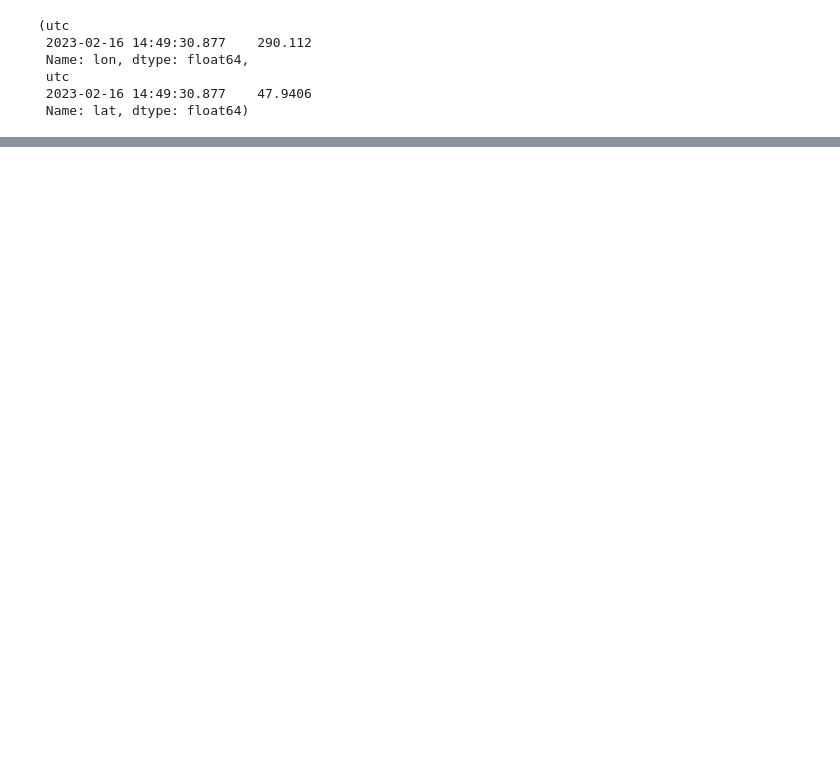
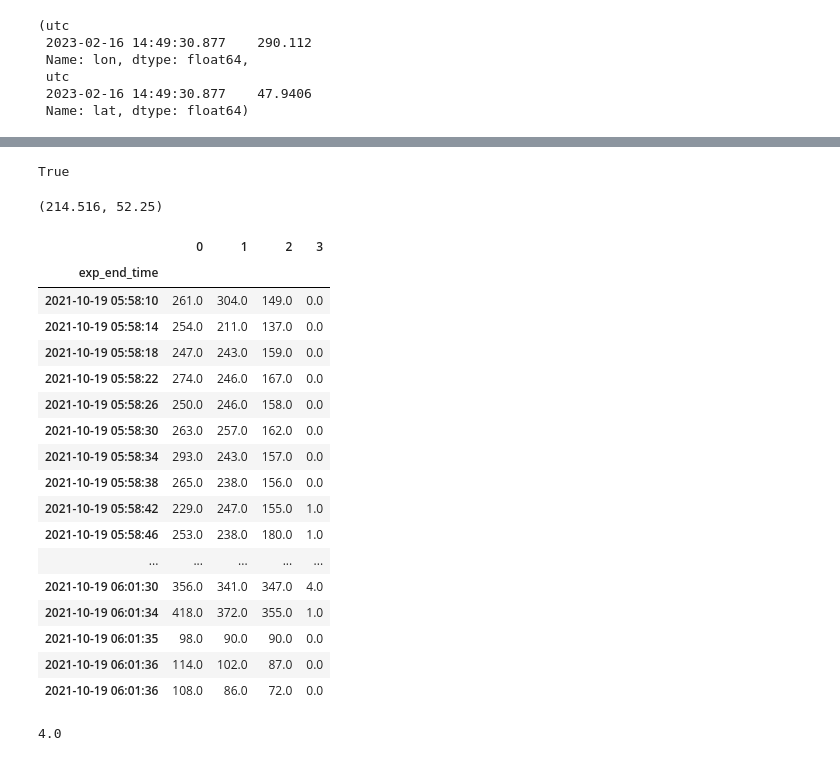
Before and after one commit to mdafcikova/grbalpha-tools, a Jupyter notebook: notebook.ipynb, the cells around one changed output, grey strips where cells are left out. Drawn from its saved outputs; the diff is of its cells as text; code cells hidden in the pictures; blank space fills up the shorter version.

```diff
--- a/notebook.ipynb
+++ b/notebook.ipynb
@@ -189,0 +187,34 @@ np.arange(5,14,1),np.linspace(5,14,9)
+# %%
+obs.is_GRB_in_file()[0][0] == time
+# %% [output]
+True
+# %%
+time = '2021-08-22 09:18:26'
+obs.longitude[time],obs.latitude[time]
+# %% [output]
+(214.516, 52.25)
+# %%
+obs.data
+# %% [output]
+|  | 0 | 1 | 2 | 3 |
+| exp_end_time |  |  |  |  |
+| 2021-10-19 05:58:10 | 261.0 | 304.0 | 149.0 | 0.0 |
+| 2021-10-19 05:58:14 | 254.0 | 211.0 | 137.0 | 0.0 |
+| 2021-10-19 05:58:18 | 247.0 | 243.0 | 159.0 | 0.0 |
+| 2021-10-19 05:58:22 | 274.0 | 246.0 | 167.0 | 0.0 |
+| 2021-10-19 05:58:26 | 250.0 | 246.0 | 158.0 | 0.0 |
+| 2021-10-19 05:58:30 | 263.0 | 257.0 | 162.0 | 0.0 |
+| 2021-10-19 05:58:34 | 293.0 | 243.0 | 157.0 | 0.0 |
+| 2021-10-19 05:58:38 | 265.0 | 238.0 | 156.0 | 0.0 |
+| 2021-10-19 05:58:42 | 229.0 | 247.0 | 155.0 | 1.0 |
+| 2021-10-19 05:58:46 | 253.0 | 238.0 | 180.0 | 1.0 |
+| ... | ... | ... | ... | ... |
+| 2021-10-19 06:01:30 | 356.0 | 341.0 | 347.0 | 4.0 |
+| 2021-10-19 06:01:34 | 418.0 | 372.0 | 355.0 | 1.0 |
+| 2021-10-19 06:01:35 | 98.0 | 90.0 | 90.0 | 0.0 |
+| 2021-10-19 06:01:36 | 114.0 | 102.0 | 87.0 | 0.0 |
+| 2021-10-19 06:01:36 | 108.0 | 86.0 | 72.0 | 0.0 |
+# %%
+np.log(2**8/nbins)/np.log(2)
+# %% [output]
+4.0
```
Also changed, not shown: parts of 9 cells of this notebook, 1 other file.
